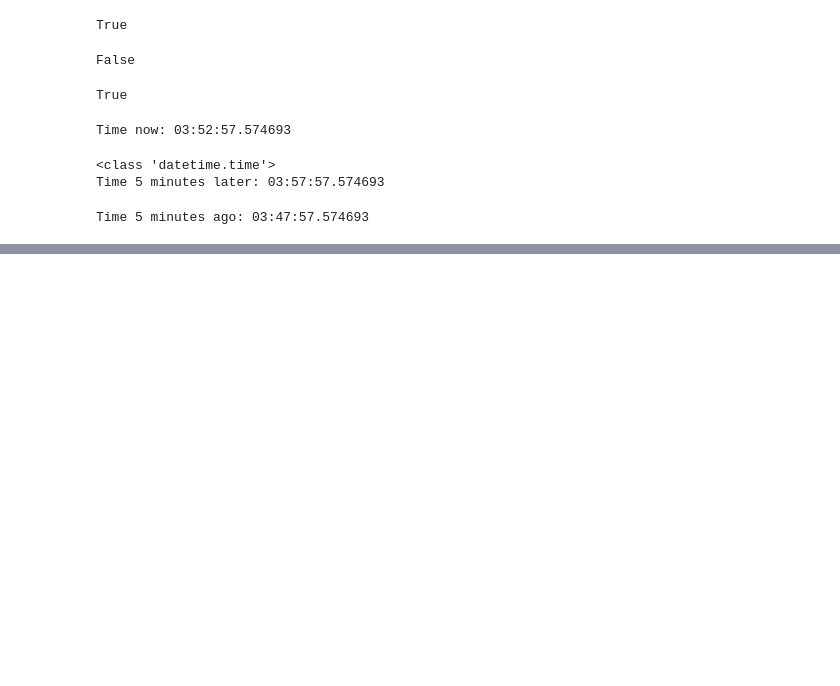
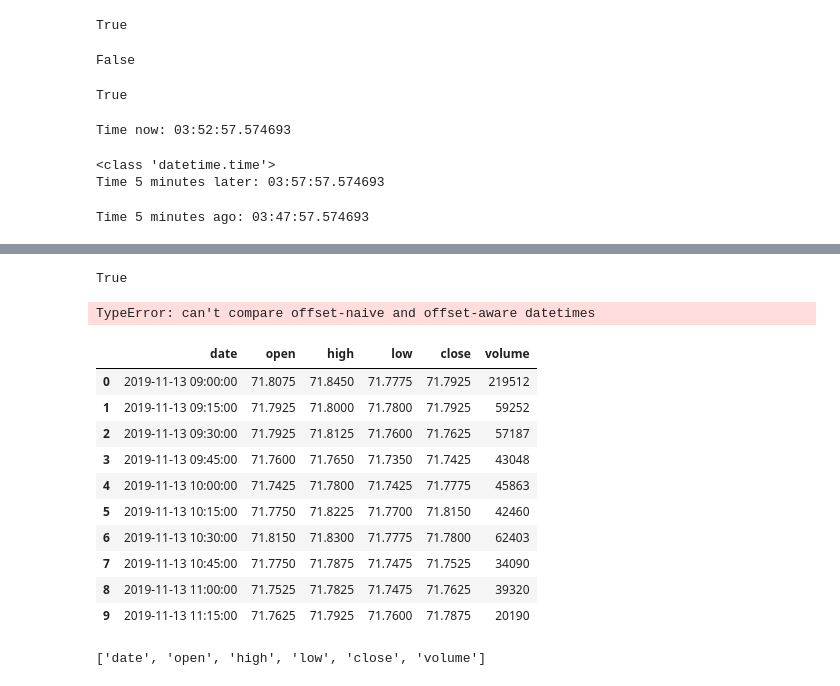
Before and after one commit to TejasJay/algo-trading, a Jupyter notebook: Chapter01.ipynb, the cells around one changed output, grey strips where cells are left out. Drawn from its saved outputs; the diff is of its cells as text; code cells hidden in the pictures; blank space fills up the shorter version.

```diff
--- a/Chapter01.ipynb
+++ b/Chapter01.ipynb
@@ -158,0 +267,9 @@ Time 5 minutes ago: 03:47:57.574693
+# %%
+new_tz_aware <= now_tz_aware
+# %% [output]
+True
+# %%
+new_tz_aware <= now_tz_naive
+# Note: It's expected to get an error below
+# %% [output]
+TypeError: can't compare offset-naive and offset-aware datetimes
@@ -158,0 +344,19 @@ Time 5 minutes ago: 03:47:57.574693
+# %%
+df = pandas.DataFrame(time_series_data)
+df
+# %% [output]
+|  | date | open | high | low | close | volume |
+| 0 | 2019-11-13 09:00:00 | 71.8075 | 71.8450 | 71.7775 | 71.7925 | 219512 |
+| 1 | 2019-11-13 09:15:00 | 71.7925 | 71.8000 | 71.7800 | 71.7925 | 59252 |
+| 2 | 2019-11-13 09:30:00 | 71.7925 | 71.8125 | 71.7600 | 71.7625 | 57187 |
+| 3 | 2019-11-13 09:45:00 | 71.7600 | 71.7650 | 71.7350 | 71.7425 | 43048 |
+| 4 | 2019-11-13 10:00:00 | 71.7425 | 71.7800 | 71.7425 | 71.7775 | 45863 |
+| 5 | 2019-11-13 10:15:00 | 71.7750 | 71.8225 | 71.7700 | 71.8150 | 42460 |
+| 6 | 2019-11-13 10:30:00 | 71.8150 | 71.8300 | 71.7775 | 71.7800 | 62403 |
+| 7 | 2019-11-13 10:45:00 | 71.7750 | 71.7875 | 71.7475 | 71.7525 | 34090 |
+| 8 | 2019-11-13 11:00:00 | 71.7525 | 71.7825 | 71.7475 | 71.7625 | 39320 |
+| 9 | 2019-11-13 11:15:00 | 71.7625 | 71.7925 | 71.7600 | 71.7875 | 20190 |
+# %%
+df.columns.to_list()
+# %% [output]
+['date', 'open', 'high', 'low', 'close', 'volume']
```
Also changed, not shown: parts of 60 cells of this notebook, 2 other files.
